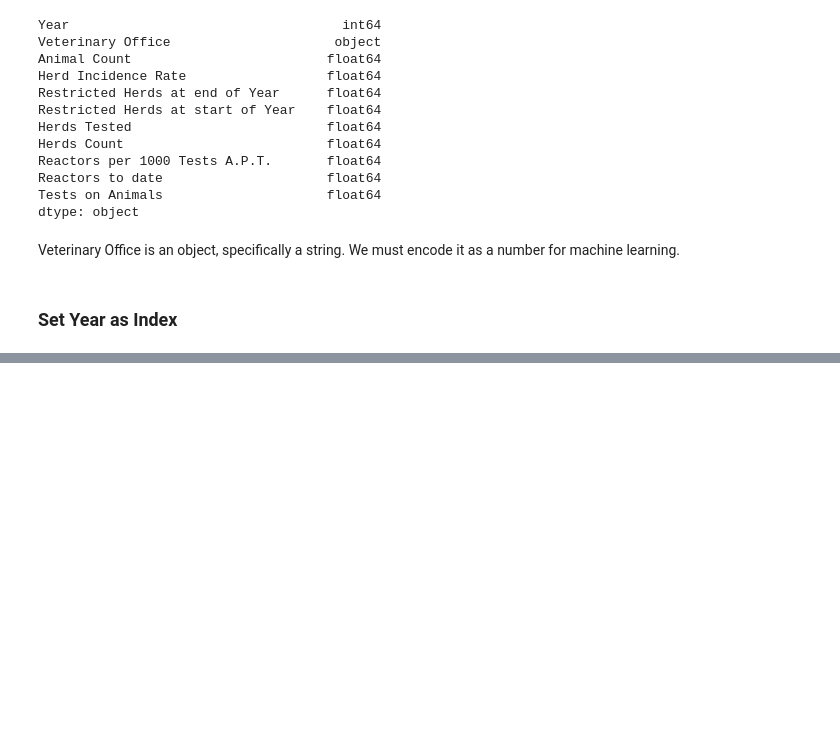
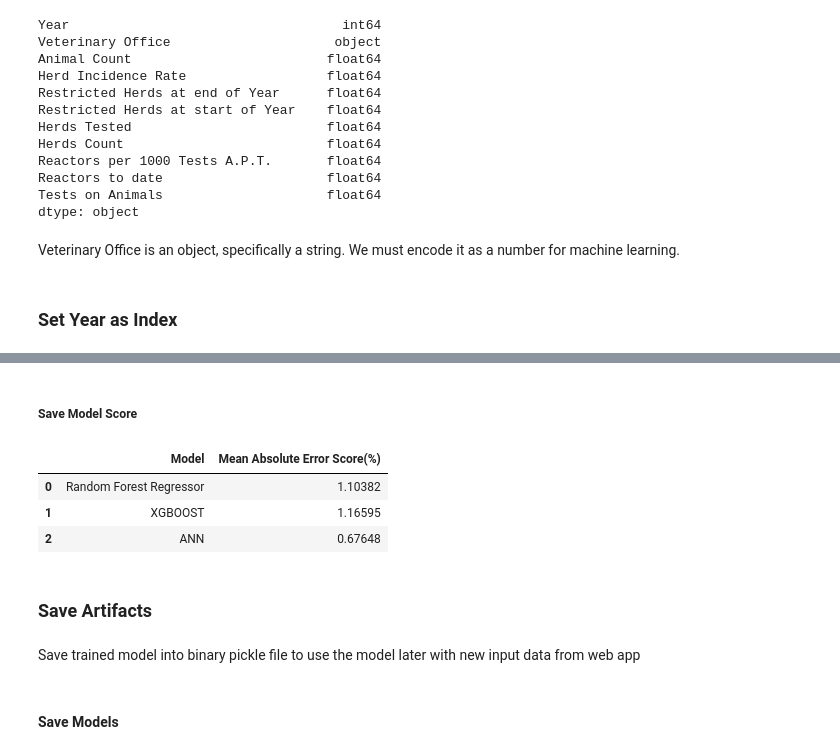
Before and after one commit to TahirAwwad/agriculture-data-analytics, a Jupyter notebook: notebooks/notebook-5-01-ml-irish-bovine-tuberculosis.ipynb, the cells around one changed output, grey strips where cells are left out. Saved outputs shown, nothing was run; the diff lists cells and outputs as text; code cells hidden in the pictures; blank space fills up the shorter version.

```diff
--- a/notebooks/notebook-5-01-ml-irish-bovine-tuberculosis.ipynb
+++ b/notebooks/notebook-5-01-ml-irish-bovine-tuberculosis.ipynb
@@ -275,0 +367,4 @@ bovine_tuberculosis_xgb_grid_search_dataframe.to_csv(
+# %%
+values = ['Random Forest Regressor', mae_score]
+model_scores_dataframe.loc[len(model_scores_dataframe)] = values
+model_scores_dataframe.head()
@@ -275,0 +424,5 @@ bovine_tuberculosis_xgb_grid_search_dataframe.to_csv(
+# %%
+y_predict = target_scaler.inverse_transform(
+    grid_xgb_milk.predict(xtest_scale).reshape(-1, 1))
+
+mae_score = mean_absolute_error(Y_test, y_predict)
@@ -275,0 +431,3 @@ bovine_tuberculosis_xgb_grid_search_dataframe.to_csv(
+# %%
+model_scores_dataframe.loc[len(model_scores_dataframe)] = ['XGBOOST', mae_score]
+model_scores_dataframe.head()
@@ -275,0 +527,12 @@ bovine_tuberculosis_xgb_grid_search_dataframe.to_csv(
+# %%
+# Predict Milk Production and un-scale back to original values
+
+y_predict = target_scaler.inverse_transform(
+    bestANNModel.predict(xtest_scale).reshape(-1, 1))
+
+print('predicted milk production values \n', y_predict)
+print('actual milk production values \n', Y_test)
+
+# Calculate Mean Absolute Error
+mae_score = mean_absolute_error(Y_test, y_predict)
+#print(MAE_xgb)
@@ -275,0 +557,16 @@ bovine_tuberculosis_xgb_grid_search_dataframe.to_csv(
+# %% [markdown]
+##### Save Model Score
+# %%
+model_scores_dataframe.loc[len(model_scores_dataframe)] = ['ANN', mae_score]
+model_scores_dataframe.head()
+# %% [output]
+|  | Model | Mean Absolute Error Score(%) |
+| 0 | Random Forest Regressor | 1.10382 |
+| 1 | XGBOOST | 1.16595 |
+| 2 | ANN | 0.67648 |
+# %% [markdown]
+### Save Artifacts
+# %% [markdown]
+Save trained model into binary pickle file to use the model later with new input data from web app
+# %% [markdown]
+#### Save Models
```
Also changed, not shown: parts of 79 cells of this notebook, 4 other files.
